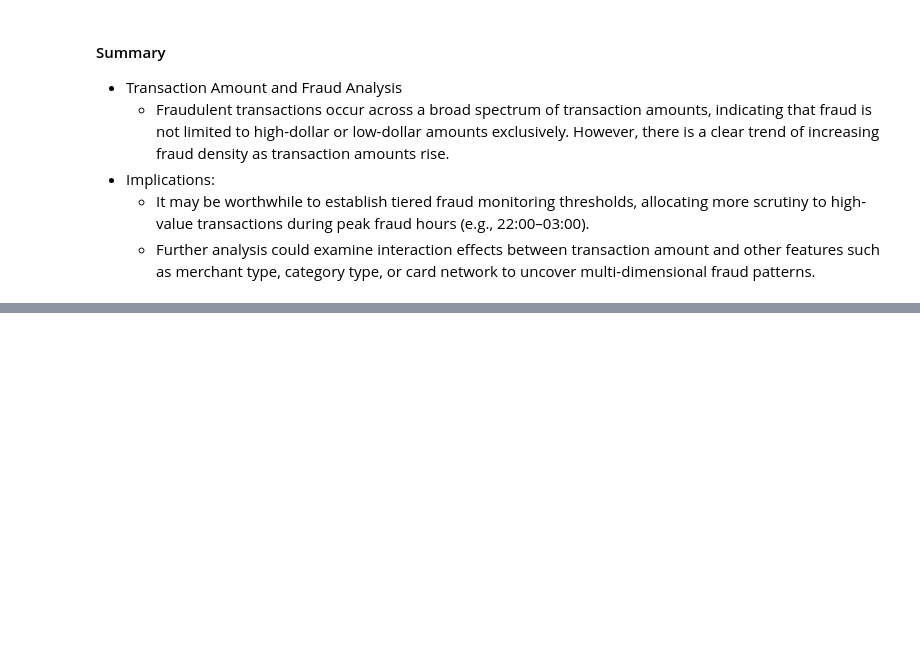
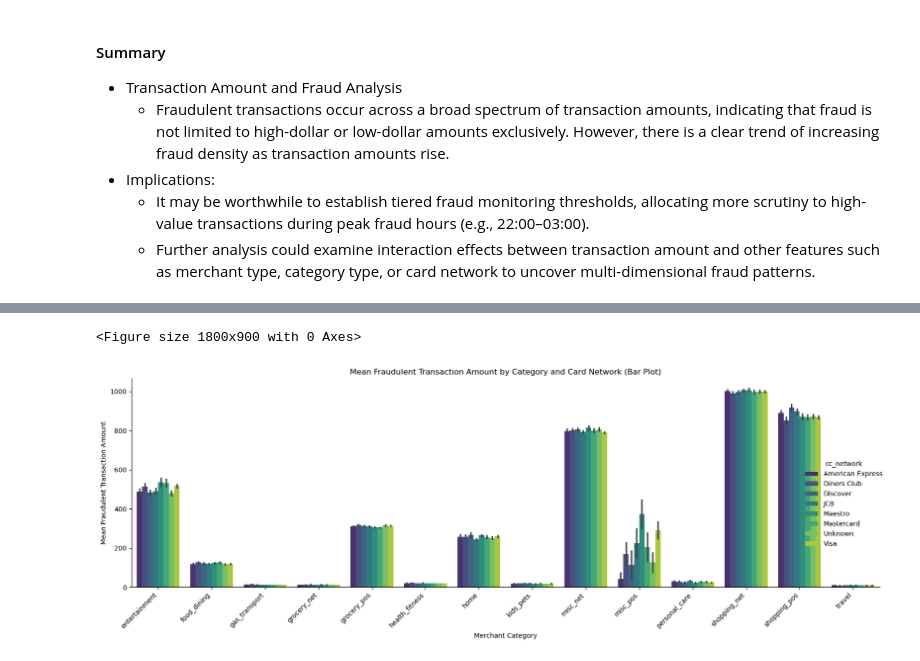
Before and after one commit to SirErikPak/CreditCardFraud, a Jupyter notebook: Notebook/Fraud.ipynb, the cells around one changed output, grey strips where cells are left out. Cells and saved outputs as stored; diff of their text form; code cells hidden in the pictures; blank space fills up the shorter version.

```diff
--- a/Notebook/Fraud.ipynb
+++ b/Notebook/Fraud.ipynb
@@ -778,0 +769,22 @@ fig.show()
+# %%
+import statsmodels.api as sm
+from statsmodels.formula.api import ols
+
+# Filter for fraudulent transactions
+fraud_df = df_train[df_train['is_fraud'] == 1].copy() # Use .copy() to avoid SettingWithCopyWarning
+
+# One-Way ANOVA using OLS (similar to scipy.stats.f_oneway but more detailed output)
+# The formula 'C(merchant)' tells statsmodels that 'merchant' is a categorical variable
+model = ols('amt ~ C(category)', data=fraud_df).fit()
+anova_table = sm.stats.anova_lm(model, typ=2) # typ=2 or typ=3 for different types of sum of squares
+
+print("ANOVA Table for Fraudulent Transaction Amounts by Merchant Category (using statsmodels):")
+print(anova_table)
+
+# Two-Way ANOVA (to examine category and cc_network simultaneously)
+# And to test for interaction effects: category:cc_network
+model_two_way = ols('amt ~ C(category) + C(cc_network) + C(category):C(cc_network)', data=fraud_df).fit()
+anova_table_two_way = sm.stats.anova_lm(model_two_way, typ=2) # Type II sums of squares are generally appropriate for unbalanced designs
+
+print("\nANOVA Table for Fraudulent Transaction Amounts by Category, Card Network, and their Interaction:")
+print(anova_table_two_way)
@@ -778,0 +831,17 @@ fig.show()
+# %%
+# Create a pivot table to get the mean fraudulent amount for each combination
+mean_fraud_amount = fraud_df.groupby(['category', 'cc_network'], observed=False)['amt'].mean().unstack()
+
+# Plotting the interaction
+plt.figure(figsize=(18, 9))
+sns.catplot(data=fraud_df, x='category', y='amt', hue='cc_network', kind='bar',
+            errorbar='se', palette='viridis', height=6, aspect=2.5)
+plt.title('Mean Fraudulent Transaction Amount by Category and Card Network (Bar Plot)')
+plt.xlabel('Merchant Category')
+plt.ylabel('Mean Fraudulent Transaction Amount')
+plt.xticks(rotation=45, ha='right')
+plt.tight_layout()
+plt.show()
+# %% [output]
+<Figure size 1800x900 with 0 Axes>
+[figure, added]
```
Also changed, not shown: parts of 11 cells of this notebook, 3 other files.
